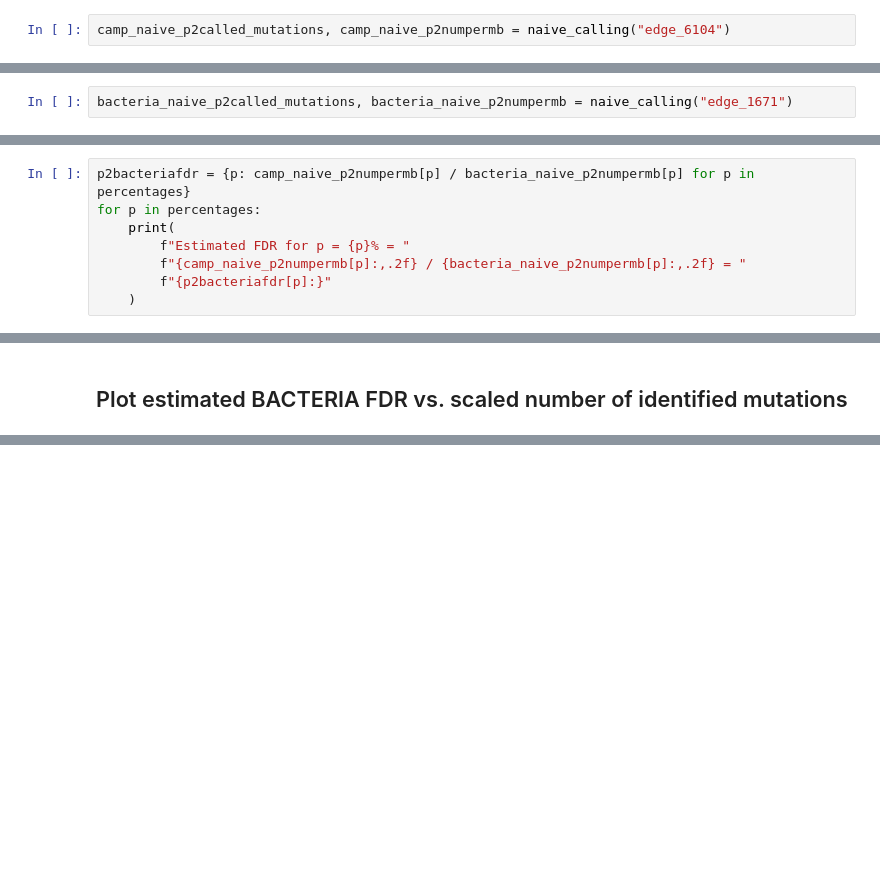
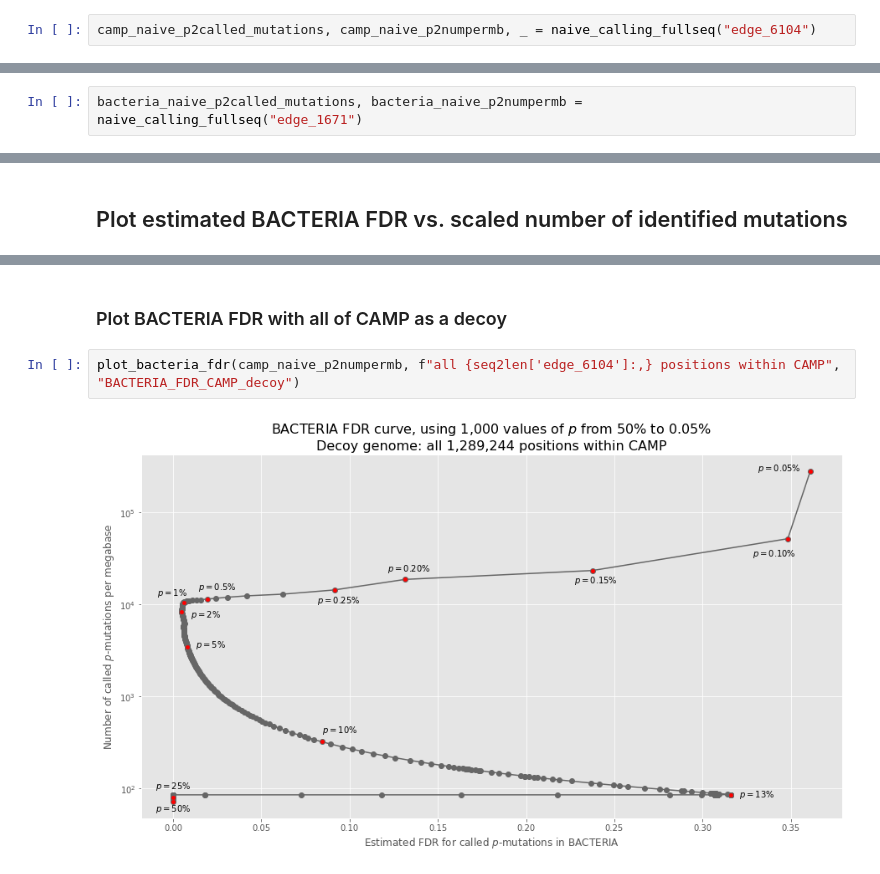
Before and after one commit to fedarko/sheepgut, a Jupyter notebook: notebooks/DemonstratingTargetDecoyApproach.ipynb, the cells around one changed output, grey strips where cells are left out. Saved outputs shown, nothing was run; the diff lists cells and outputs as text; blank space fills up the shorter version.

Commit message:
CP 2 camp decoy :D

```diff
--- a/notebooks/DemonstratingTargetDecoyApproach.ipynb
+++ b/notebooks/DemonstratingTargetDecoyApproach.ipynb
@@ -68,5 +161,5 @@ def naive_calling(seq, verbose=True):
 
 (We're treating CAMP as a "decoy" genome, where we assume that all called mutations within it will be incorrect.)
 # %%
-camp_naive_p2called_mutations, camp_naive_p2numpermb = naive_calling("edge_6104")
+camp_naive_p2called_mutations, camp_naive_p2numpermb, _ = naive_calling_fullseq("edge_6104")
 # %% [output]
@@ -90,5 +195,5 @@ p = 0.05%: 130,686 called p-mutations in CAMP.
 # %% [markdown]
 ### For comparison, naively call mutations in BACTERIA and compute $\mathrm{frac}_{\mathrm{BACTERIA}}$
 # %%
-bacteria_naive_p2called_mutations, bacteria_naive_p2numpermb = naive_calling("edge_1671")
+bacteria_naive_p2called_mutations, bacteria_naive_p2numpermb = naive_calling_fullseq("edge_1671")
 # %% [output]
@@ -114,8 +216,0 @@ p = 0.05%: 604,454 called p-mutations in BACTERIA.
-# %%
-p2bacteriafdr = {p: camp_naive_p2numpermb[p] / bacteria_naive_p2numpermb[p] for p in percentages}
-for p in percentages:
-    print(
-        f"Estimated FDR for p = {p}% = "
-        f"{camp_naive_p2numpermb[p]:,.2f} / {bacteria_naive_p2numpermb[p]:,.2f} = "
-        f"{p2bacteriafdr[p]:}"
-    )
@@ -212,0 +293,6 @@ fig.savefig("figs/BACTERIA_FDR_CAMP_decoy.png", bbox_inches="tight")
+# %% [markdown]
+### Plot BACTERIA FDR with all of CAMP as a decoy
+# %%
+plot_bacteria_fdr(camp_naive_p2numpermb, f"all {seq2len['edge_6104']:,} positions within CAMP", "BACTERIA_FDR_CAMP_decoy")
+# %% [output]
+[figure, added]
```
Also changed, not shown: parts of 12 cells of this notebook, 3 other files.
